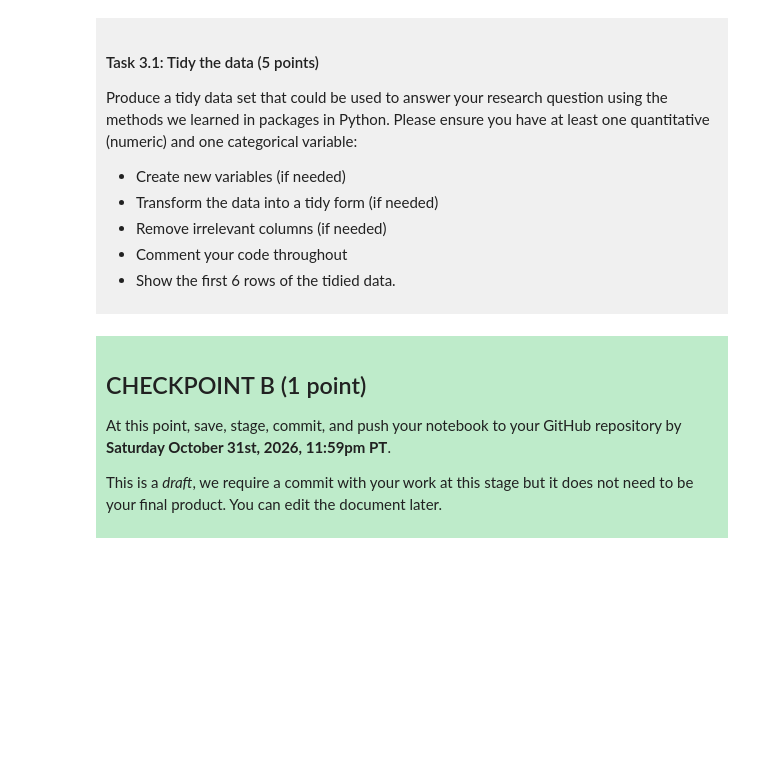
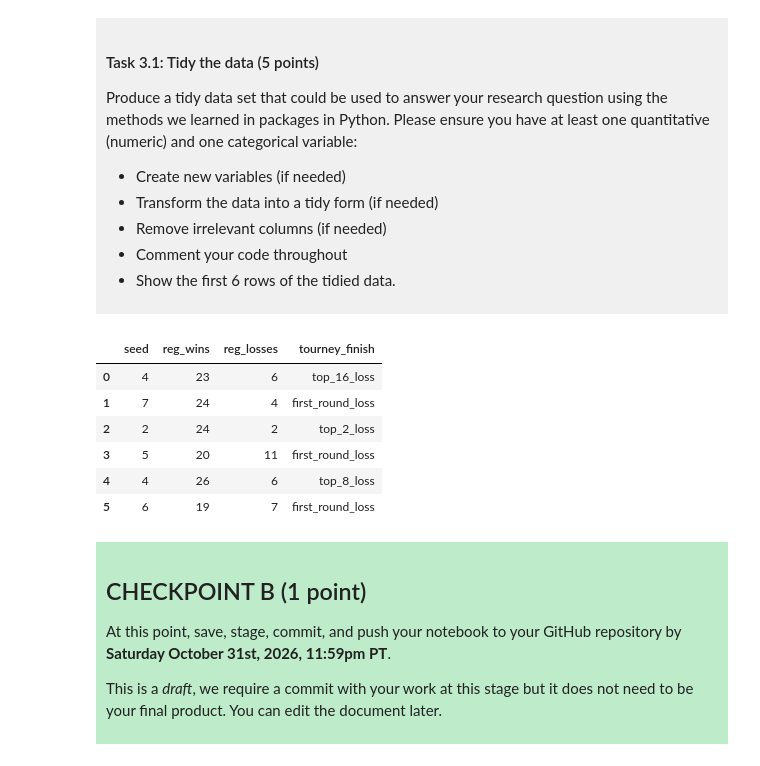
Before and after one commit to Mwiua/dsci_project_yueranwu, a Jupyter notebook: dsci-100-project-notebook.ipynb, the cells around one changed output. Drawn from its saved outputs; the diff is of its cells as text; code cells hidden in the pictures; blank space fills up the shorter version.

```diff
--- a/dsci-100-project-notebook.ipynb
+++ b/dsci-100-project-notebook.ipynb
@@ -188,7 +198,17 @@ Produce a tidy data set that could be used to answer your research question usin
 
 </div>
 # %%
-### EDIT THIS CODE CELL ###
+basketball_tidy = basketball[["seed", "reg_wins", "reg_losses", "tourney_finish"]].copy()
+basketball_tidy = basketball_tidy.dropna()
+basketball_tidy.head(6)
+# %% [output]
+|  | seed | reg_wins | reg_losses | tourney_finish |
+| 0 | 4 | 23 | 6 | top_16_loss |
+| 1 | 7 | 24 | 4 | first_round_loss |
+| 2 | 2 | 24 | 2 | top_2_loss |
+| 3 | 5 | 20 | 11 | first_round_loss |
+| 4 | 4 | 26 | 6 | top_8_loss |
+| 5 | 6 | 19 | 7 | first_round_loss |
 # %% [markdown]
 <div style="background-color: #beebca; padding: 10px;">
 
```
Also changed, not shown: parts of 3 cells of this notebook.
